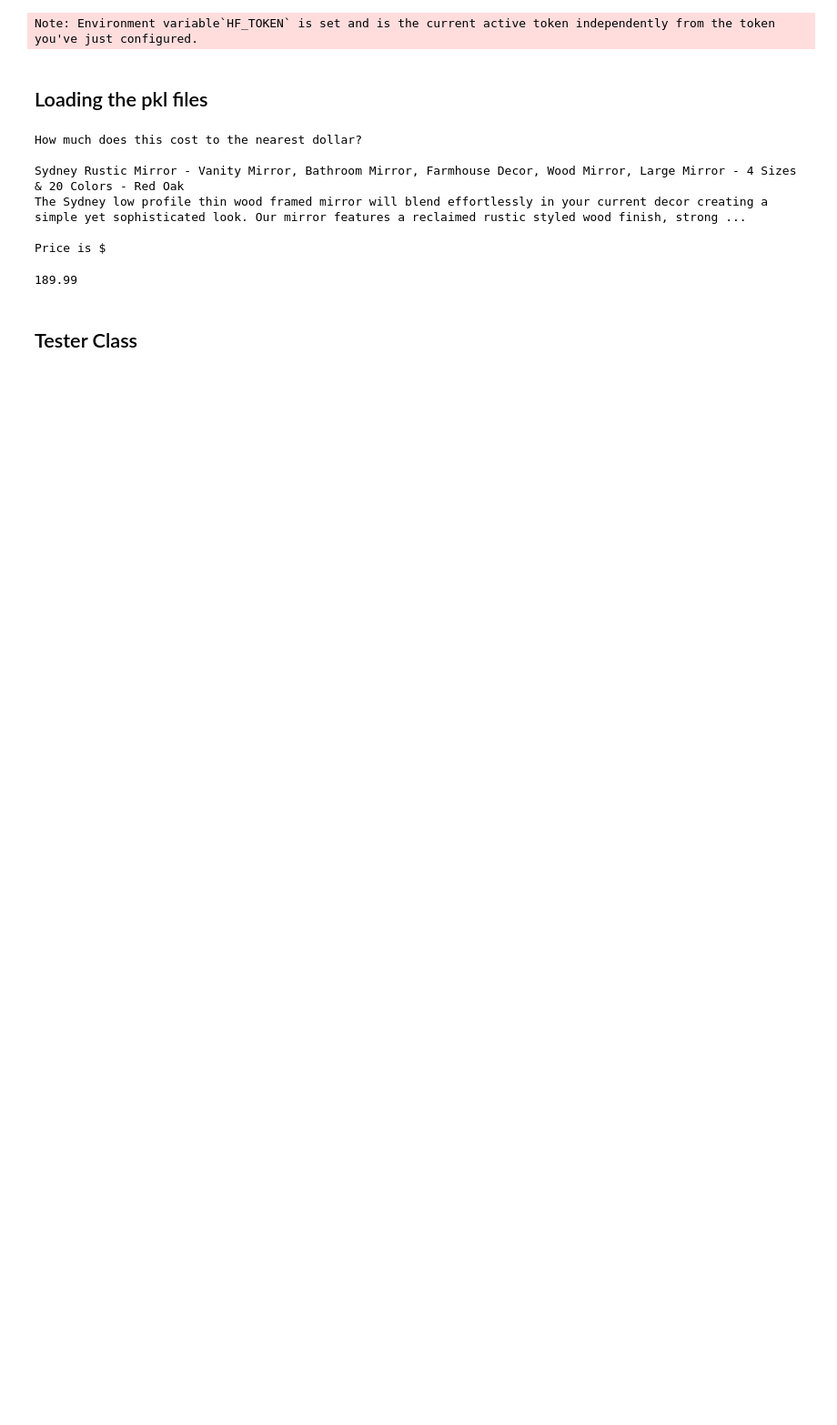
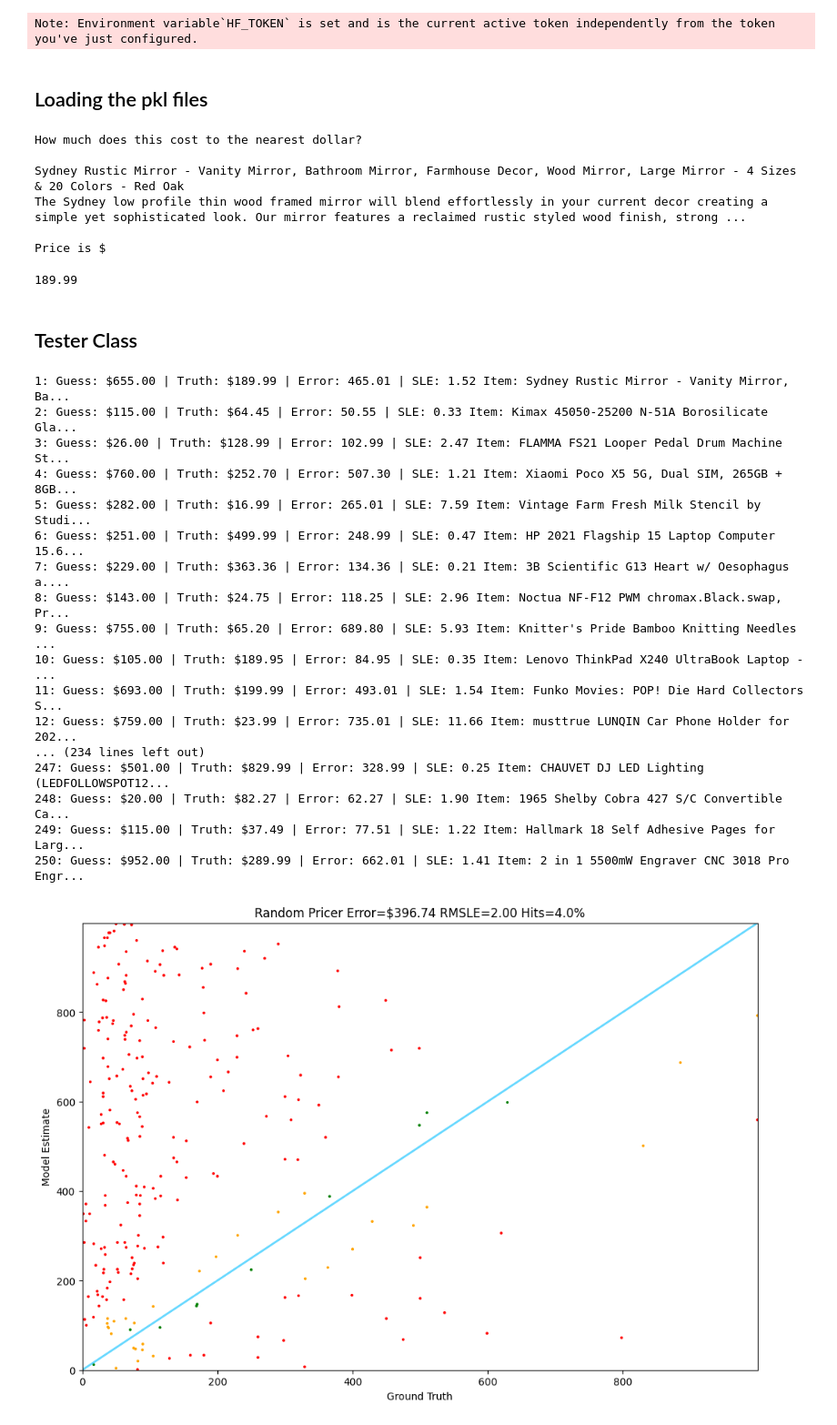
Before and after one commit to mightyoctopus/fine-tuning-frontier-llm-models, a Jupyter notebook: d3_part3.ipynb, the cells around one changed output. Shown: that part at 91% size. Cells and saved outputs as stored; diff of their text form; code cells hidden in the pictures; blank space fills up the shorter version.

Commit message:
Completed Tester class and Tester runner

```diff
--- a/d3_part3.ipynb
+++ b/d3_part3.ipynb
@@ -130,0 +155,29 @@ class Tester:
+# %%
+### Simulator function
+
+def random_pricer(item):
+    return random.randrange(1, 1000)
+# %%
+random.seed(42)
+
+### Run Tester with a simulating guess
+Tester.test(random_pricer)
+# %% [output]
+1: Guess: $655.00 | Truth: $189.99 | Error: 465.01 | SLE: 1.52 Item: Sydney Rustic Mirror - Vanity Mirror, Ba...
+2: Guess: $115.00 | Truth: $64.45 | Error: 50.55 | SLE: 0.33 Item: Kimax 45050-25200 N-51A Borosilicate Gla...
+3: Guess: $26.00 | Truth: $128.99 | Error: 102.99 | SLE: 2.47 Item: FLAMMA FS21 Looper Pedal Drum Machine St...
+4: Guess: $760.00 | Truth: $252.70 | Error: 507.30 | SLE: 1.21 Item: Xiaomi Poco X5 5G, Dual SIM, 265GB + 8GB...
+5: Guess: $282.00 | Truth: $16.99 | Error: 265.01 | SLE: 7.59 Item: Vintage Farm Fresh Milk Stencil by Studi...
+6: Guess: $251.00 | Truth: $499.99 | Error: 248.99 | SLE: 0.47 Item: HP 2021 Flagship 15 Laptop Computer 15.6...
+7: Guess: $229.00 | Truth: $363.36 | Error: 134.36 | SLE: 0.21 Item: 3B Scientific G13 Heart w/ Oesophagus a....
+8: Guess: $143.00 | Truth: $24.75 | Error: 118.25 | SLE: 2.96 Item: Noctua NF-F12 PWM chromax.Black.swap, Pr...
+9: Guess: $755.00 | Truth: $65.20 | Error: 689.80 | SLE: 5.93 Item: Knitter's Pride Bamboo Knitting Needles ...
+10: Guess: $105.00 | Truth: $189.95 | Error: 84.95 | SLE: 0.35 Item: Lenovo ThinkPad X240 UltraBook Laptop - ...
+11: Guess: $693.00 | Truth: $199.99 | Error: 493.01 | SLE: 1.54 Item: Funko Movies: POP! Die Hard Collectors S...
+12: Guess: $759.00 | Truth: $23.99 | Error: 735.01 | SLE: 11.66 Item: musttrue LUNQIN Car Phone Holder for 202...
+... (234 lines left out)
+247: Guess: $501.00 | Truth: $829.99 | Error: 328.99 | SLE: 0.25 Item: CHAUVET DJ LED Lighting (LEDFOLLOWSPOT12...
+248: Guess: $20.00 | Truth: $82.27 | Error: 62.27 | SLE: 1.90 Item: 1965 Shelby Cobra 427 S/C Convertible Ca...
+249: Guess: $115.00 | Truth: $37.49 | Error: 77.51 | SLE: 1.22 Item: Hallmark 18 Self Adhesive Pages for Larg...
+250: Guess: $952.00 | Truth: $289.99 | Error: 662.01 | SLE: 1.41 Item: 2 in 1 5500mW Engraver CNC 3018 Pro Engr...
+[figure, added]
```
Also changed, not shown: parts of 3 cells of this notebook.
